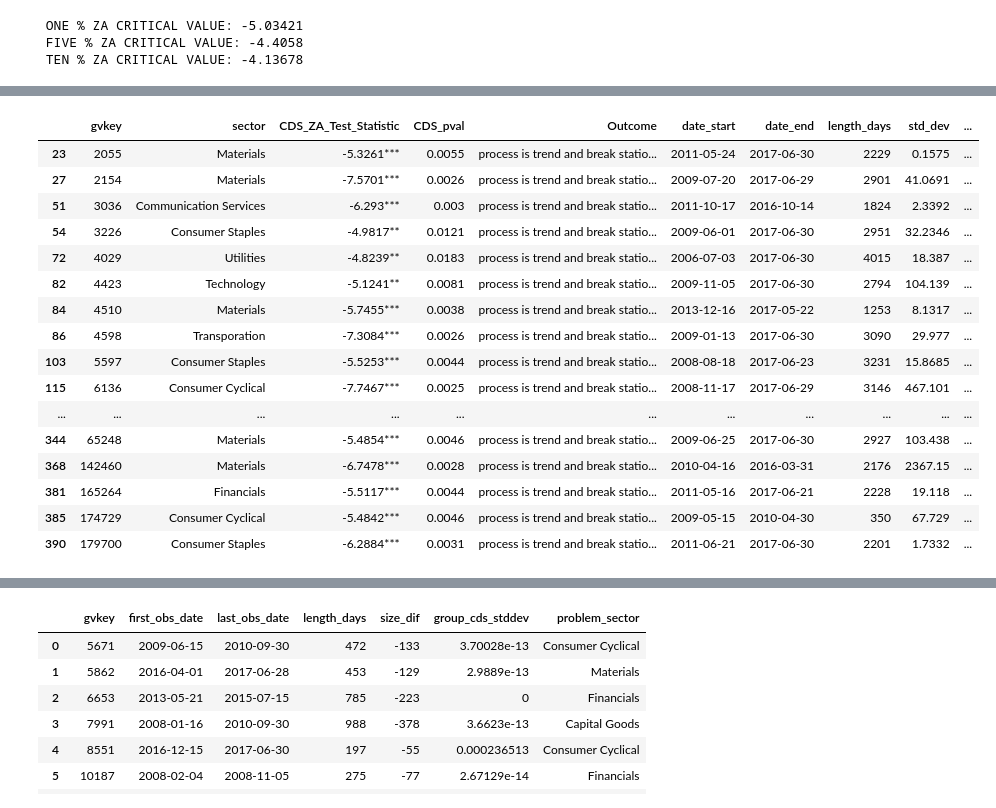
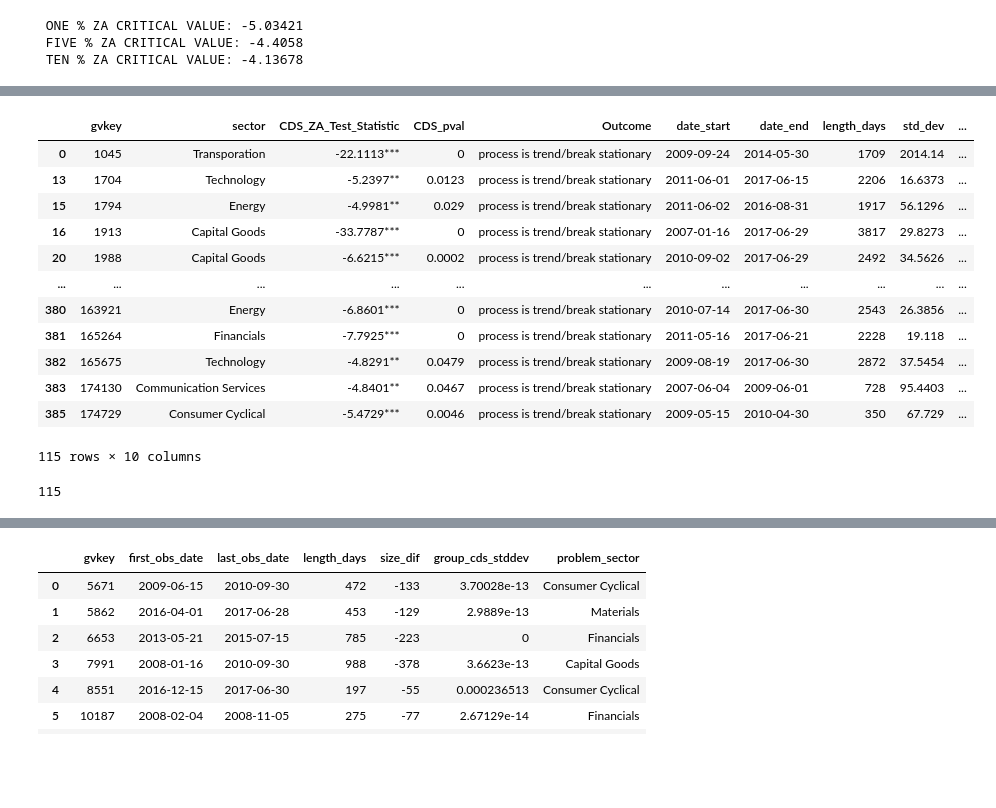
Before and after one commit to Jspano95/Jspano_MScQFin_Thesis, a Jupyter notebook: Jspano_MSc_QuantFin_Public_Github_V1.00.ipynb, the cells around one changed output, grey strips where cells are left out. Drawn from its saved outputs; the diff is of its cells as text; code cells hidden in the pictures; blank space fills up the shorter version.

```diff
--- a/Jspano_MSc_QuantFin_Public_Github_V1.00.ipynb
+++ b/Jspano_MSc_QuantFin_Public_Github_V1.00.ipynb
@@ -45,7 +45,7 @@ from datetime import date, timedelta
 
 from statsmodels.tsa.base.datetools import dates_from_str
 from IPython.display import display
-pd.options.display.max_columns = 50  #allow DF.head to show all columns in notebook
+pd.options.display.max_columns = 30  #allow DF.head to show all columns in notebook
 from see import see
 from tabulate import tabulate
 #from io import StringIO
@@ -1745,7 +1669,7 @@ problematic_time_horizon = []                     #holds the difference between
 problematic_sector = []
 problematic_size_discrep = []                     #holds the difference in trades vs (first - last date)
 problematic_cds_stddev = []                       #compare against that group's standard_deviation (likely constant error)
-problem_arguement_instance = []                   #hold the string argument of the errors
+problem_argument_instance = []                   #hold the string argument of the errors
 infeasible_test_exceptions_counter = 0            #count the number of error instances
 
 #THE ZA-TEST CRITICAL VALUES - highlighted/calculated above: (they don't change so fine to hard code in)
@@ -1776,7 +1700,7 @@ for i, val in enumerate(sorted_alldata_df_final.groupby('gvkey')):
 
     try:
         #run the ZA-test
-        za_test_cds = ZivotAndrews(cds_za, trend='t', trim=0.15, max_lags=5, method='BIC')
+        za_test_cds = ZivotAndrews(cds_za, trend='c', trim=0.15, max_lags=5, method='BIC')
         group_size.append(za_test_cds.nobs)
         size_discrepancy.append(int(za_test_cds.nobs) - int(time_difference.days))
 
@@ -1806,27 +1730,6 @@ for i, val in enumerate(sorted_alldata_df_final.groupby('gvkey')):
             outcome_string.append("process is trend/break stationary")
 
 
-
-    #FLAG FOR DELETION: LinAlg Error + Value Error
-
-    #some series may have encounted some errors with a constant, thus adding a constant to the equation is invalid
-    #this occurs due to poor liquidity in some markets, resulting in long periods of near-identical price quote
-    #accordingly, the leading minor of the array is not positive definite is akin to taking the square root of a negative number
-    except np.linalg.LinAlgError as a:
-        problematic_gvkey.append(gvkey)                                 #append problem GVKEY to seperate list
-        print("LinAlgError: Row: {}, Reason : {} ".format(i, a))
-        optimal_lag_list.append("error")
-        continue
-
-    #This could be caused by market factors which have created highly erratic basis behaviour
-    #E.G. firms nearing bankruptcy may experience drastic spikes in spread etc.
-    except (ValueError) as e:
-        problematic_gvkey.append(gvkey)
-        print("ValueError: Row: {}, Reason : {} ".format(i, e))
-        continue
-
-    #may occur if a GVKEY has insufficient variation in its CDS spread to achieve an ADF test with >0 optimal lags
-
     except (InfeasibleTestException) as ite:
         #fill in the lists for the main_DF to maintain list to DF structuring
         unitroot_ts_cds.append(np.nan)
@@ -1848,12 +1751,12 @@ for i, val in enumerate(sorted_alldata_df_final.groupby('gvkey')):
 
         #print just the first instance of exception/error, and append details to the seperate DF
         problematic_instance_string = str(ite.args)
-        if problematic_instance_string not in problem_arguement_instance:
+        if problematic_instance_string not in problem_argument_instance:
             print("InfeasibleTestException: Row: {}, Reason : {} ".format(i, ite))
-            problem_arguement_instance.append(problematic_instance_string)
+            problem_argument_instance.append(problematic_instance_string)
 
         infeasible_test_exceptions_counter += 1
-        print("GVKEY:", gvkey, "Another InfeasibleTestException: Row: {}".format(i), "SECTOR:", sector)
+        print("GVKEY:", gvkey, "Another InfeasibleTestException: Row: {}".format(i), "SECTOR:", sector_string.iloc[0])
         continue
 
 
@@ -1917,22 +1820,23 @@ df_za_results
 391 rows × 10 columns
 # %%
-df_za_results.loc[df_za_results.Outcome=='process is trend/break stationary']
+za_results_trendbreak_stat = df_za_results.loc[df_za_results.Outcome=='process is trend/break stationary']
+za_results_trendbreak_stat
 # %% [output]
 |  | gvkey | sector | CDS_ZA_Test_Statistic | CDS_pval | Outcome | date_start | date_end | length_days | std_dev | ... |
-| 23 | 2055 | Materials | -5.3261*** | 0.0055 | process is trend and break statio... | 2011-05-24 | 2017-06-30 | 2229 | 0.1575 | ... |
-| 27 | 2154 | Materials | -7.5701*** | 0.0026 | process is trend and break statio... | 2009-07-20 | 2017-06-29 | 2901 | 41.0691 | ... |
-| 51 | 3036 | Communication Services | -6.293*** | 0.003 | process is trend and break statio... | 2011-10-17 | 2016-10-14 | 1824 | 2.3392 | ... |
-| 54 | 3226 | Consumer Staples | -4.9817** | 0.0121 | process is trend and break statio... | 2009-06-01 | 2017-06-30 | 2951 | 32.2346 | ... |
-| 72 | 4029 | Utilities | -4.8239** | 0.0183 | process is trend and break statio... | 2006-07-03 | 2017-06-30 | 4015 | 18.387 | ... |
-| 82 | 4423 | Technology | -5.1241** | 0.0081 | process is trend and break statio... | 2009-11-05 | 2017-06-30 | 2794 | 104.139 | ... |
-| 84 | 4510 | Materials | -5.7455*** | 0.0038 | process is trend and break statio... | 2013-12-16 | 2017-05-22 | 1253 | 8.1317 | ... |
-| 86 | 4598 | Transporation | -7.3084*** | 0.0026 | process is trend and break statio... | 2009-01-13 | 2017-06-30 | 3090 | 29.977 | ... |
-| 103 | 5597 | Consumer Staples | -5.5253*** | 0.0044 | process is trend and break statio... | 2008-08-18 | 2017-06-23 | 3231 | 15.8685 | ... |
-| 115 | 6136 | Consumer Cyclical | -7.7467*** | 0.0025 | process is trend and break statio... | 2008-11-17 | 2017-06-29 | 3146 | 467.101 | ... |
+| 0 | 1045 | Transporation | -22.1113*** | 0 | process is trend/break stationary | 2009-09-24 | 2014-05-30 | 1709 | 2014.14 | ... |
+| 13 | 1704 | Technology | -5.2397** | 0.0123 | process is trend/break stationary | 2011-06-01 | 2017-06-15 | 2206 | 16.6373 | ... |
+| 15 | 1794 | Energy | -4.9981** | 0.029 | process is trend/break stationary | 2011-06-02 | 2016-08-31 | 1917 | 56.1296 | ... |
+| 16 | 1913 | Capital Goods | -33.7787*** | 0 | process is trend/break stationary | 2007-01-16 | 2017-06-29 | 3817 | 29.8273 | ... |
+| 20 | 1988 | Capital Goods | -6.6215*** | 0.0002 | process is trend/break stationary | 2010-09-02 | 2017-06-29 | 2492 | 34.5626 | ... |
 | ... | ... | ... | ... | ... | ... | ... | ... | ... | ... | ... |
-| 344 | 65248 | Materials | -5.4854*** | 0.0046 | process is trend and break statio... | 2009-06-25 | 2017-06-30 | 2927 | 103.438 | ... |
-| 368 | 142460 | Materials | -6.7478*** | 0.0028 | process is trend and break statio... | 2010-04-16 | 2016-03-31 | 2176 | 2367.15 | ... |
-| 381 | 165264 | Financials | -5.5117*** | 0.0044 | process is trend and break statio... | 2011-05-16 | 2017-06-21 | 2228 | 19.118 | ... |
-| 385 | 174729 | Consumer Cyclical | -5.4842*** | 0.0046 | process is trend and break statio... | 2009-05-15 | 2010-04-30 | 350 | 67.729 | ... |
-| 390 | 179700 | Consumer Staples | -6.2884*** | 0.0031 | process is trend and break statio... | 2011-06-21 | 2017-06-30 | 2201 | 1.7332 | ... |
+| 380 | 163921 | Energy | -6.8601*** | 0 | process is trend/break stationary | 2010-07-14 | 2017-06-30 | 2543 | 26.3856 | ... |
+| 381 | 165264 | Financials | -7.7925*** | 0 | process is trend/break stationary | 2011-05-16 | 2017-06-21 | 2228 | 19.118 | ... |
+| 382 | 165675 | Technology | -4.8291** | 0.0479 | process is trend/break stationary | 2009-08-19 | 2017-06-30 | 2872 | 37.5454 | ... |
+| 383 | 174130 | Communication Services | -4.8401** | 0.0467 | process is trend/break stationary | 2007-06-04 | 2009-06-01 | 728 | 95.4403 | ... |
+| 385 | 174729 | Consumer Cyclical | -5.4729*** | 0.0046 | process is trend/break stationary | 2009-05-15 | 2010-04-30 | 350 | 67.729 | ... |
+115 rows × 10 columns
+# %%
+len(za_results_trendbreak_stat)
+# %% [output]
+115
 # %%
```
Also changed, not shown: parts of 64 cells of this notebook.
